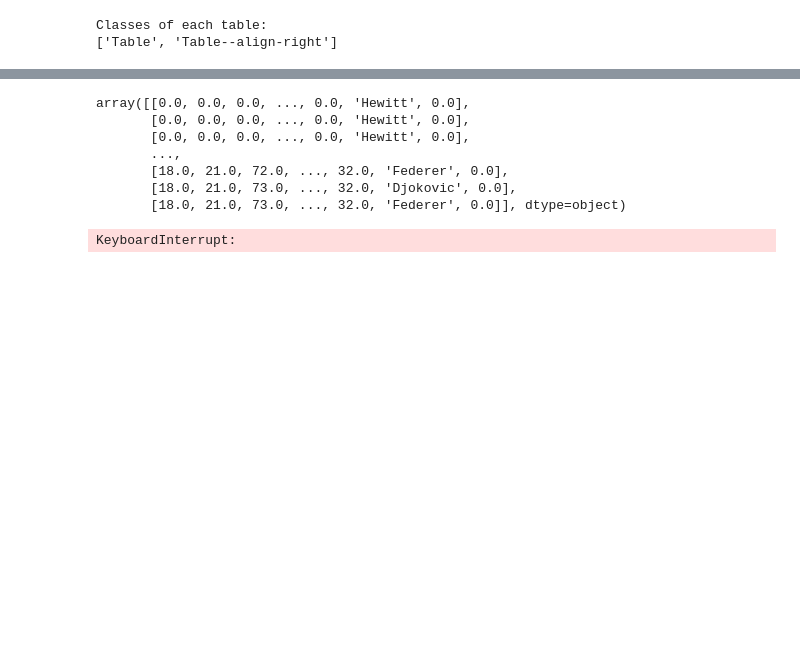
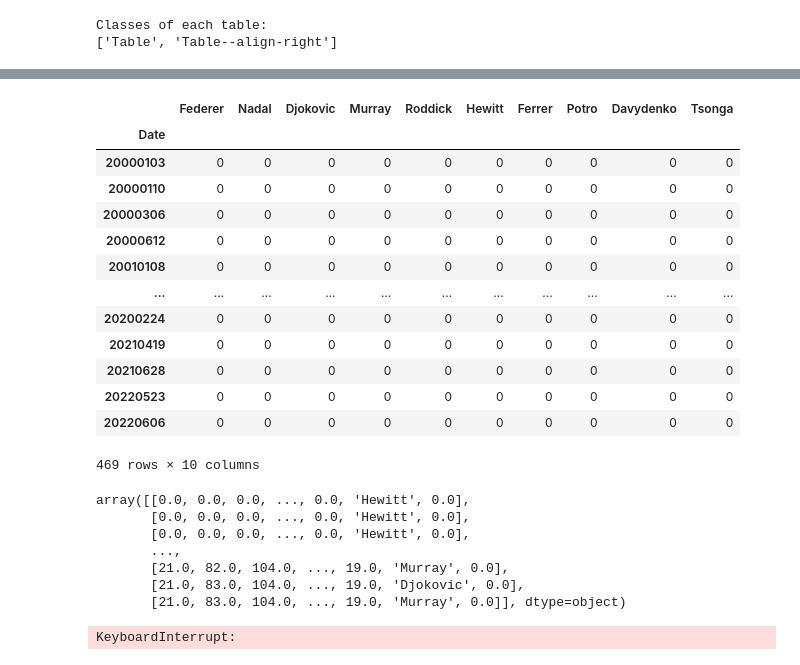
Before and after one commit to thimler/ATP-project, a Jupyter notebook: src/Untitled-3.ipynb, the cells around one changed output, grey strips where cells are left out. Cells and saved outputs as stored; diff of their text form; code cells hidden in the pictures; blank space fills up the shorter version.

```diff
--- a/src/Untitled-3.ipynb
+++ b/src/Untitled-3.ipynb
@@ -132,7 +174,7 @@ atp2.drop(labels =['winner_name','loser_name','tourney_date','loser_age','winner
 ## WHO WON THE MOST TITLE BETWEEN 2000 and 2019
 
 # Focus on the final
-final = atp2.loc[atp2['round']== 'F']
+final = atp.loc[atp['round']== '1']
 
 # Extract the 10 players with the most final victories
 top_win = final['Winner'].value_counts()[:10].index.tolist()
@@ -154,13 +196,30 @@ count_cilic = final.loc[final['Winner']=='Cilic'].set_index('Date')
 # %%
 toppp = pd.DataFrame(columns=top_win,index = final['Date'])
 toppp.fillna(0,inplace=True)
+# %%
+toppp
+# %% [output]
+|  | Federer | Nadal | Djokovic | Murray | Roddick | Hewitt | Ferrer | Potro | Davydenko | Tsonga |
+| Date |  |  |  |  |  |  |  |  |  |  |
+| 20000103 | 0 | 0 | 0 | 0 | 0 | 0 | 0 | 0 | 0 | 0 |
+| 20000110 | 0 | 0 | 0 | 0 | 0 | 0 | 0 | 0 | 0 | 0 |
+| 20000306 | 0 | 0 | 0 | 0 | 0 | 0 | 0 | 0 | 0 | 0 |
+| 20000612 | 0 | 0 | 0 | 0 | 0 | 0 | 0 | 0 | 0 | 0 |
+| 20010108 | 0 | 0 | 0 | 0 | 0 | 0 | 0 | 0 | 0 | 0 |
+| ... | ... | ... | ... | ... | ... | ... | ... | ... | ... | ... |
+| 20200224 | 0 | 0 | 0 | 0 | 0 | 0 | 0 | 0 | 0 | 0 |
+| 20210419 | 0 | 0 | 0 | 0 | 0 | 0 | 0 | 0 | 0 | 0 |
+| 20210628 | 0 | 0 | 0 | 0 | 0 | 0 | 0 | 0 | 0 | 0 |
+| 20220523 | 0 | 0 | 0 | 0 | 0 | 0 | 0 | 0 | 0 | 0 |
+| 20220606 | 0 | 0 | 0 | 0 | 0 | 0 | 0 | 0 | 0 | 0 |
+469 rows × 10 columns
 # %%
 toppp = toppp.combine_first(count_hewitt)
 toppp['Hewitt'] = toppp['count']
 toppp['count'].values[:] = None
 
-toppp = toppp.combine_first(count_cilic)
-toppp['Cilic'] = toppp['count']
+toppp = toppp.combine_first(count_tsonga)
+toppp['Tsonga'] = toppp['count']
 toppp['count'].values[:] = None
 
 toppp = toppp.combine_first(count_davydenko)
@@ -203,9 +262,9 @@ array([[0.0, 0.0, 0.0, ..., 0.0, 'Hewitt', 0.0],
        [0.0, 0.0, 0.0, ..., 0.0, 'Hewitt', 0.0],
        [0.0, 0.0, 0.0, ..., 0.0, 'Hewitt', 0.0],
        ...,
-       [18.0, 21.0, 72.0, ..., 32.0, 'Federer', 0.0],
-       [18.0, 21.0, 73.0, ..., 32.0, 'Djokovic', 0.0],
-       [18.0, 21.0, 73.0, ..., 32.0, 'Federer', 0.0]], dtype=object)
+       [21.0, 82.0, 104.0, ..., 19.0, 'Murray', 0.0],
+       [21.0, 83.0, 104.0, ..., 19.0, 'Djokovic', 0.0],
+       [21.0, 83.0, 104.0, ..., 19.0, 'Murray', 0.0]], dtype=object)
 # %%
 toppp = toppp.replace(0.0, method='ffill')
 toppp['nouveau'] = toppp.index
```
Also changed, not shown: parts of 24 cells of this notebook.
